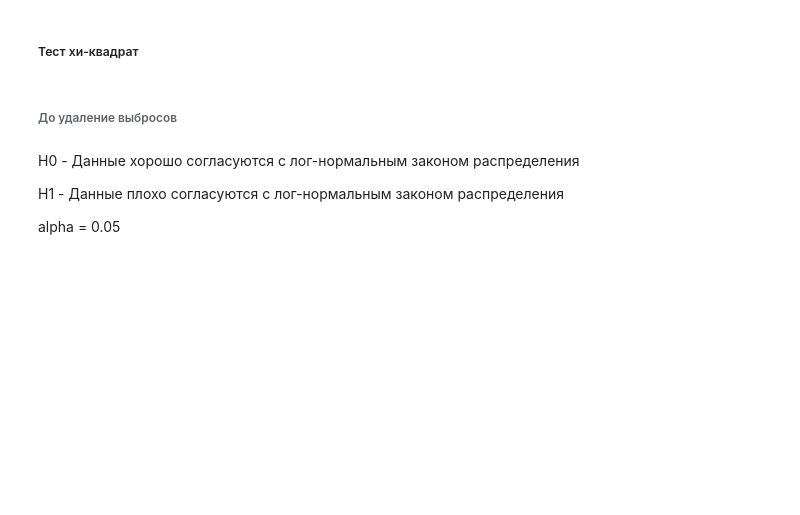
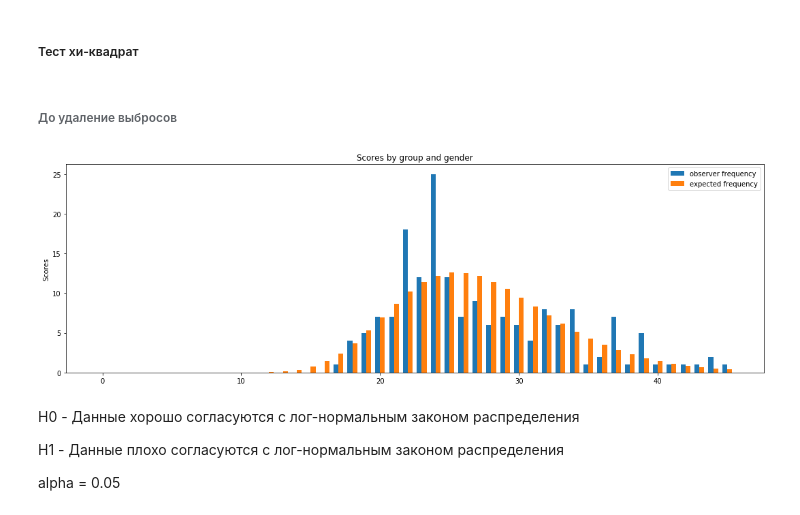
Before and after one commit to Chularev/kaggle_competitions, a Jupyter notebook: CardioGoodFitness/notebook.ipynb, the cells around one changed output. Drawn from its saved outputs; the diff is of its cells as text; code cells hidden in the pictures; blank space fills up the shorter version.

```diff
--- a/CardioGoodFitness/notebook.ipynb
+++ b/CardioGoodFitness/notebook.ipynb
@@ -156,6 +156,24 @@ def do_frequency(values):
     return observer_frequency, expected_frequency
 # %%
 observer_frequency, expected_frequency = do_frequency(data['Age'])
+# %%
+x = np.arange(len(men_means))
+width = 0.35
+
+fig, ax = plot.subplots(figsize=(15,5))
+rects1 = ax.bar(x - width/2, observer_frequency, width, label='observer frequency')
+rects2 = ax.bar(x + width/2, expected_frequency, width, label='expected frequency')
+
+# Add some text for labels, title and custom x-axis tick labels, etc.
+ax.set_ylabel('Scores')
+ax.set_title('Scores by group and gender')
+ax.legend()
+
+fig.tight_layout()
+
+plot.show()
+# %% [output]
+[figure, added]
 # %% [markdown]
 H0 - Данные хорошо согласуются с лог-нормальным законом распределения
 
```
